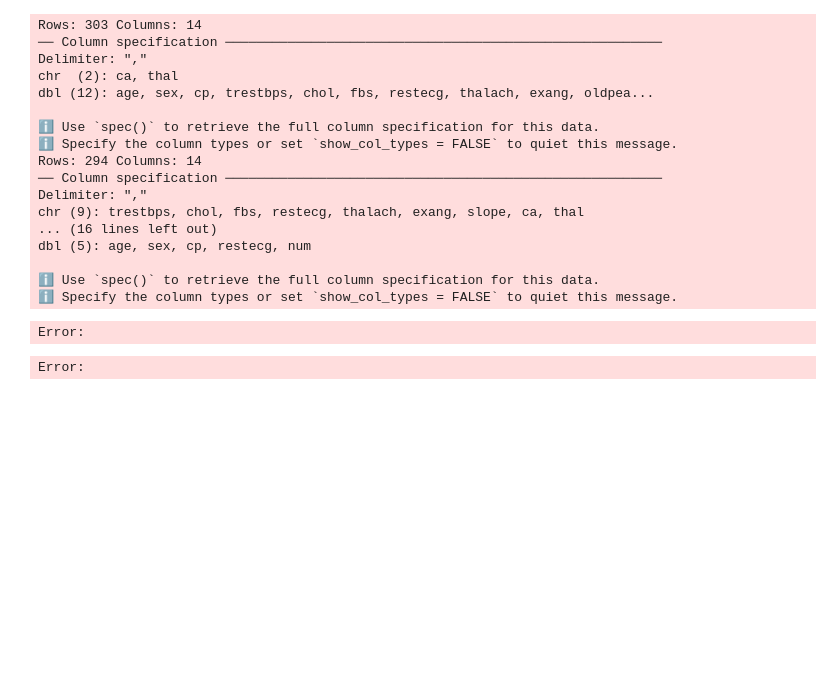
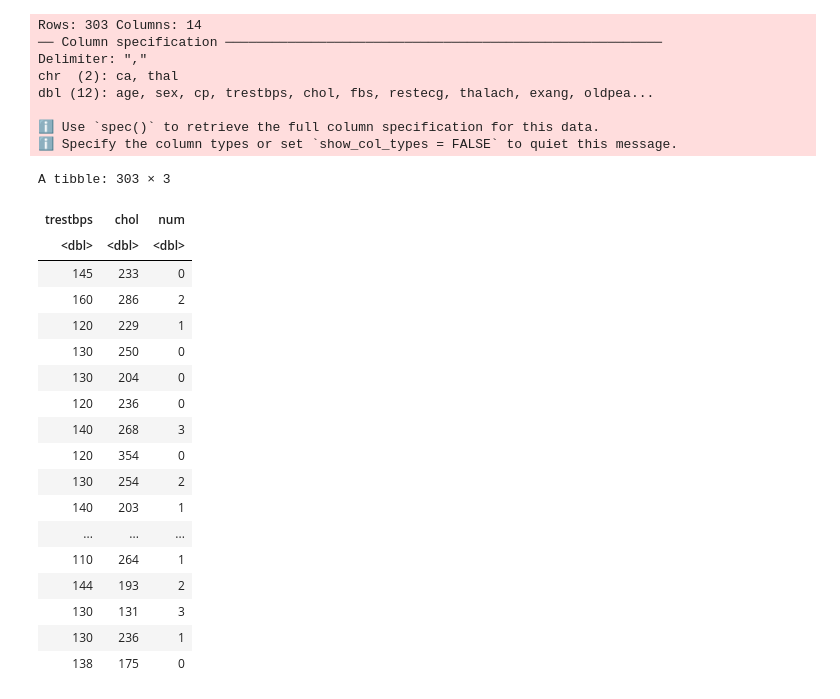
Before and after one commit to yeojunh/DSCI-100-Project, a Jupyter notebook: Heart_Disease.ipynb, the cells around one changed output. Drawn from its saved outputs; the diff is of its cells as text; code cells hidden in the pictures; blank space fills up the shorter version.

Commit message:
Cleveland Data

```diff
--- a/Heart_Disease.ipynb
+++ b/Heart_Disease.ipynb
@@ -14,8 +5,8 @@ library(tidyverse)
 # %%
-heart_disease_cleveland <- read_csv(file = "https://archive.ics.uci.edu/ml/machine-learning-databases/heart-disease/processed.cleveland.data", col_names = c("age","sex","cp","trestbps","chol","fbs","restecg","thalach","exang","oldpeak","slope","ca","thal","num"))
-heart_disease_hungarian <- read_csv(file = "https://archive.ics.uci.edu/ml/machine-learning-databases/heart-disease/processed.hungarian.data", col_names = c("age","sex","cp","trestbps","chol","fbs","restecg","thalach","exang","oldpeak","slope","ca","thal","num"))
-heart_disease_switzerland <- read_csv(file = "https://archive.ics.uci.edu/ml/machine-learning-databases/heart-disease/processed.switzerland.data", col_names = c("age","sex","cp","trestbps","chol","fbs","restecg","thalach","exang","oldpeak","slope","ca","thal","num"))
-heart_disease_va <- read_csv(file = "https://archive.ics.uci.edu/ml/machine-learning-databases/heart-disease/processed.va.data", col_names = c("age","sex","cp","trestbps","chol","fbs","restecg","thalach","exang","oldpeak","slope","ca","thal","num"))
+heart_disease <- read_csv(file = "https://archive.ics.uci.edu/ml/machine-learning-databases/heart-disease/processed.cleveland.data", col_names = c("age","sex","cp","trestbps","chol","fbs","restecg","thalach","exang","oldpeak","slope","ca","thal","num"))
+# heart_disease_hungarian <- read_csv(file = "https://archive.ics.uci.edu/ml/machine-learning-databases/heart-disease/processed.hungarian.data", col_names = c("age","sex","cp","trestbps","chol","fbs","restecg","thalach","exang","oldpeak","slope","ca","thal","num"))
+# heart_disease_switzerland <- read_csv(file = "https://archive.ics.uci.edu/ml/machine-learning-databases/heart-disease/processed.switzerland.data", col_names = c("age","sex","cp","trestbps","chol","fbs","restecg","thalach","exang","oldpeak","slope","ca","thal","num"))
+# heart_disease_va <- read_csv(file = "https://archive.ics.uci.edu/ml/machine-learning-databases/heart-disease/processed.va.data", col_names = c("age","sex","cp","trestbps","chol","fbs","restecg","thalach","exang","oldpeak","slope","ca","thal","num"))
 # %% [output]
 Rows: 303 Columns: 14
 ── Column specification ────────────────────────────────────────────────────────
@@ -25,30 +16,29 @@ dbl (12): age, sex, cp, trestbps, chol, fbs, restecg, thalach, exang, oldpea...
 
 ℹ Use `spec()` to retrieve the full column specification for this data.
 ℹ Specify the column types or set `show_col_types = FALSE` to quiet this message.
-Rows: 294 Columns: 14
-── Column specification ────────────────────────────────────────────────────────
-Delimiter: ","
-chr (9): trestbps, chol, fbs, restecg, thalach, exang, slope, ca, thal
-... (16 lines left out)
-dbl (5): age, sex, cp, restecg, num
-
-ℹ Use `spec()` to retrieve the full column specification for this data.
-ℹ Specify the column types or set `show_col_types = FALSE` to quiet this message.
 # %%
-heart_disease_cleveland <- heart_disease_cleveland %>%
-    mutate(location = "Cleveland")
-heart_disease_hungarian <- heart_disease_hungarian %>%
-    mutate(location = "Hungarian")
-heart_disease_switzerland <- heart_disease_switzerland %>%
-    mutate(location = "Switzerland")
-heart_disease_va <- heart_disease_va %>%
-    mutate(location = "VA")
-
-heart_disease <- rbind(heart_disease_cleveland, heart_disease_hungarian, heart_disease_switzerland, heart_disease_va) %>%
-    mutate(cp = as_factor(cp), sex = as_factor(sex), fbs = as_factor(fbs), thal = as_factor(thal))
+# heart_disease <- rbind(heart_disease_cleveland, heart_disease_hungarian, heart_disease_switzerland, heart_disease_va) %>%
+#     mutate(cp = as_factor(cp), sex = as_factor(sex), fbs = as_factor(fbs), thal = as_factor(thal), num = as_factor(num))
-# %% [output]
-Error:
 # %%
-heart_disease
+heart_disease %>%
+    select(trestbps, chol, num)
 # %% [output]
-Error:
+A tibble: 303 × 3
+| trestbps | chol | num |
+| <dbl> | <dbl> | <dbl> |
+| 145 | 233 | 0 |
+| 160 | 286 | 2 |
+| 120 | 229 | 1 |
+| 130 | 250 | 0 |
+| 130 | 204 | 0 |
+| 120 | 236 | 0 |
+| 140 | 268 | 3 |
+| 120 | 354 | 0 |
+| 130 | 254 | 2 |
+| 140 | 203 | 1 |
+| ... | ... | ... |
+| 110 | 264 | 1 |
+| 144 | 193 | 2 |
+| 130 | 131 | 3 |
+| 130 | 236 | 1 |
+| 138 | 175 | 0 |
```
Also changed, not shown: parts of 2 cells of this notebook.
